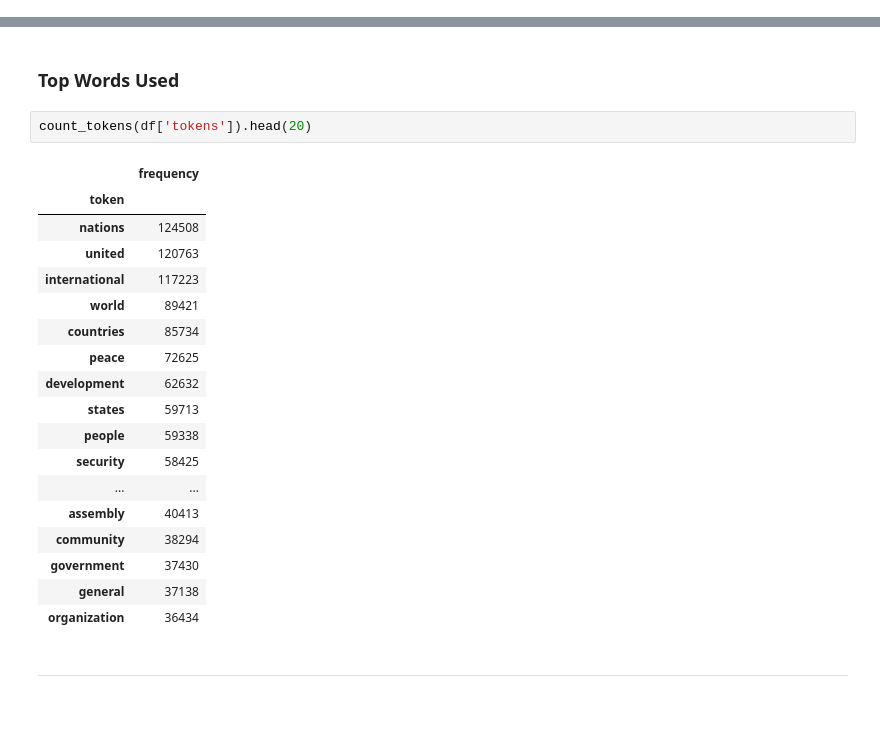
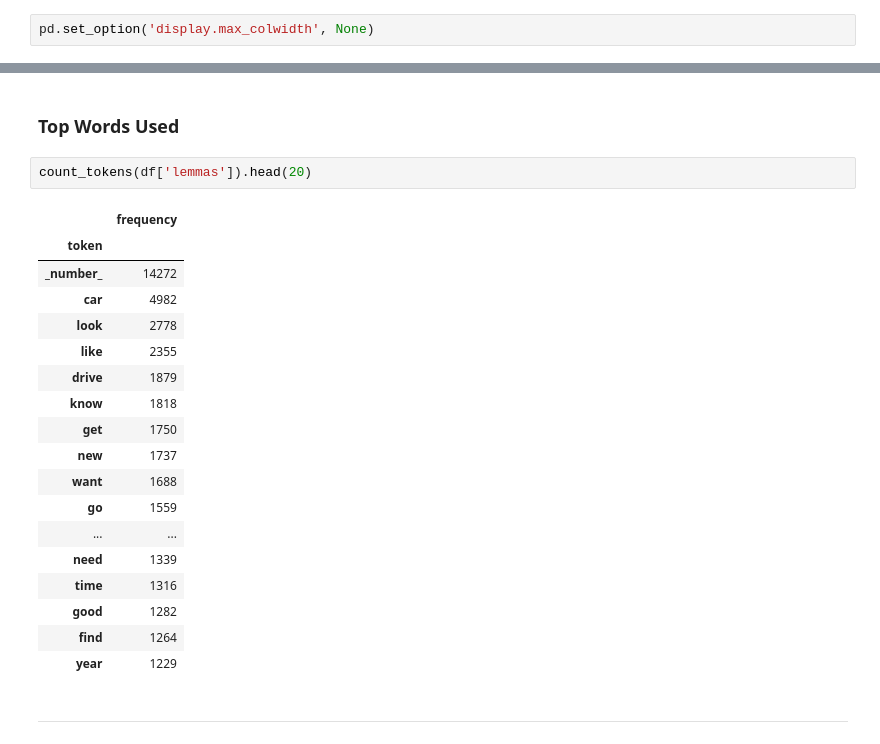
Before and after one commit to shane-kercheval/nlp-template, a Jupyter notebook: source/notebooks/text_eda_reddit.ipynb, the cells around one changed output, grey strips where cells are left out. Drawn from its saved outputs; the diff is of its cells as text; blank space fills up the shorter version.

```diff
--- a/source/notebooks/text_eda_reddit.ipynb
+++ b/source/notebooks/text_eda_reddit.ipynb
@@ -18,6 +18,8 @@ cd ../..
 /Users/shanekercheval/repos/nlp-template
 # %%
 %run "source/config/notebook_settings.py"
+# %%
+pd.set_option('display.max_colwidth', None)
 # %%
 from source.library.utilities import Timer, get_logger
 from source.library.text_analysis import count_tokens, tf_idf, get_context_from_keyword, count_keywords, count_keywords_by, impurity
@@ -123,26 +146,26 @@ Name: speaker, dtype: int64
 # %% [markdown]
 ### Top Words Used
 # %%
-count_tokens(df['tokens']).head(20)
+count_tokens(df['lemmas']).head(20)
 # %% [output]
 |  | frequency |
 | token |  |
-| nations | 124508 |
-| united | 120763 |
-| international | 117223 |
-| world | 89421 |
-| countries | 85734 |
-| peace | 72625 |
-| development | 62632 |
-| states | 59713 |
-| people | 59338 |
-| security | 58425 |
+| _number_ | 14272 |
+| car | 4982 |
+| look | 2778 |
+| like | 2355 |
+| drive | 1879 |
+| know | 1818 |
+| get | 1750 |
+| new | 1737 |
+| want | 1688 |
+| go | 1559 |
 | ... | ... |
-| assembly | 40413 |
-| community | 38294 |
-| government | 37430 |
-| general | 37138 |
-| organization | 36434 |
+| need | 1339 |
+| time | 1316 |
+| good | 1282 |
+| find | 1264 |
+| year | 1229 |
 # %% [markdown]
 ---
 # %% [markdown]
```
Also changed, not shown: parts of 37 cells of this notebook.
